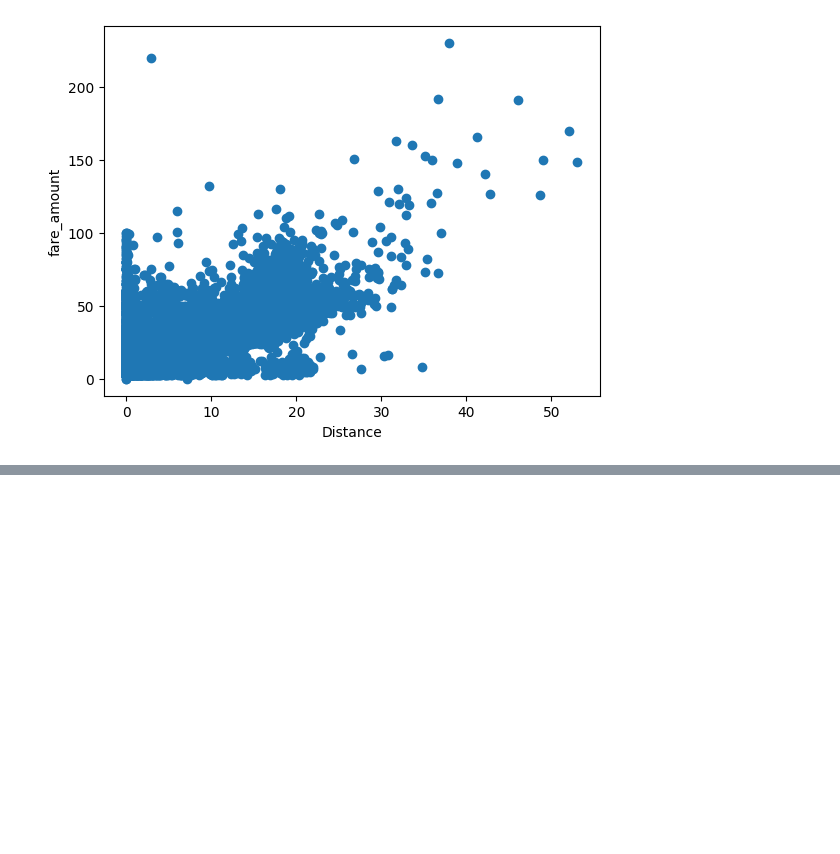
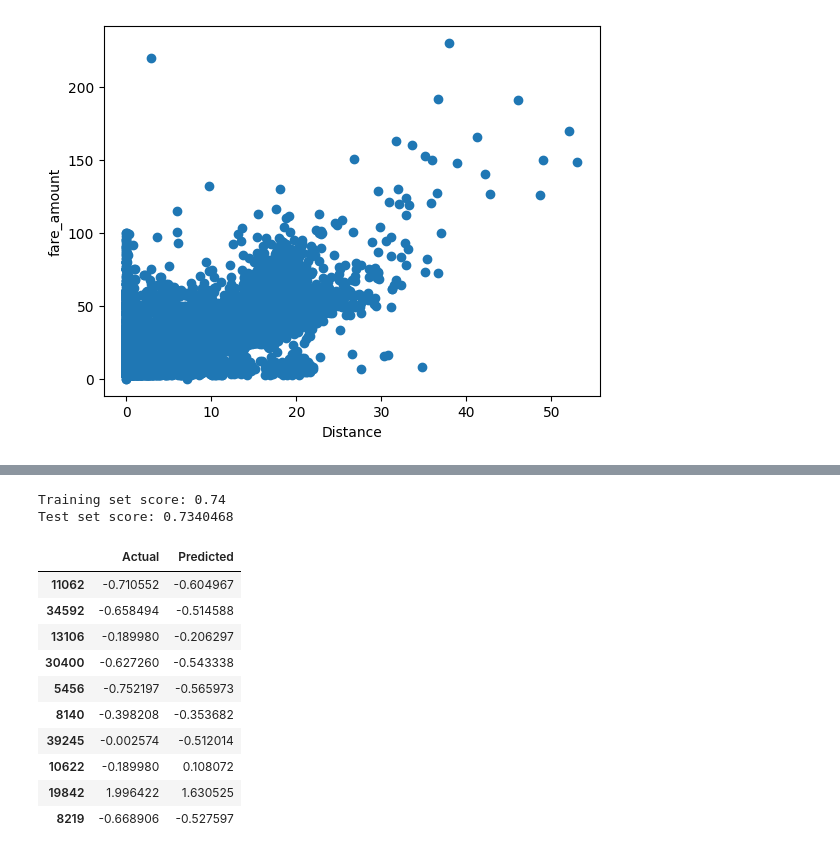
Before and after one commit to prathameshks/College-Code-sem7, a Jupyter notebook: LP3-ML/Pract 1/uber.ipynb, the cells around one changed output, grey strips where cells are left out. Cells and saved outputs as stored; diff of their text form; code cells hidden in the pictures; blank space fills up the shorter version.

```diff
--- a/LP3-ML/Pract 1/uber.ipynb
+++ b/LP3-ML/Pract 1/uber.ipynb
@@ -194,0 +244,27 @@ Text(0, 0.5, 'fare_amount')
+# %%
+from sklearn.linear_model import LinearRegression
+l_reg = LinearRegression()
+l_reg.fit(X_train, y_train)
+print("Training set score: {:.2f}".format(l_reg.score(X_train, y_train)))
+print("Test set score: {:.7f}".format(l_reg.score(X_test, y_test)))
+# %% [output]
+Training set score: 0.74
+Test set score: 0.7340468
+# %%
+y_pred = l_reg.predict(X_test)
+result = pd.DataFrame()
+result[['Actual']] = y_test
+result[['Predicted']] = y_pred
+result.sample(10)
+# %% [output]
+|  | Actual | Predicted |
+| 11062 | -0.710552 | -0.604967 |
+| 34592 | -0.658494 | -0.514588 |
+| 13106 | -0.189980 | -0.206297 |
+| 30400 | -0.627260 | -0.543338 |
+| 5456 | -0.752197 | -0.565973 |
+| 8140 | -0.398208 | -0.353682 |
+| 39245 | -0.002574 | -0.512014 |
+| 10622 | -0.189980 | 0.108072 |
+| 19842 | 1.996422 | 1.630525 |
+| 8219 | -0.668906 | -0.527597 |
```
Also changed, not shown: parts of 12 cells of this notebook.
